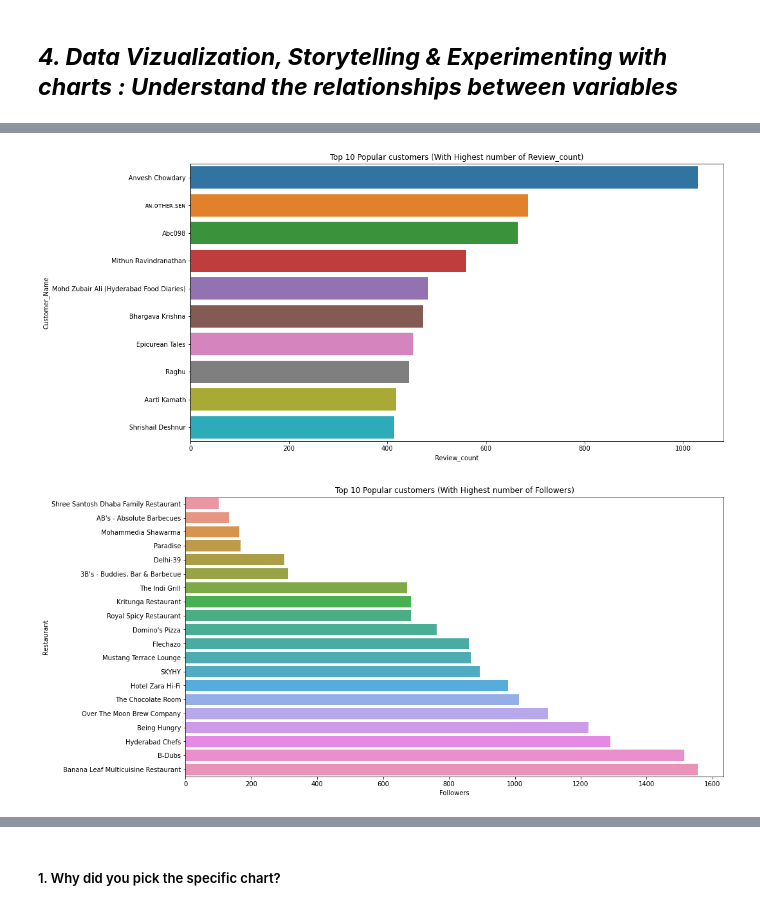
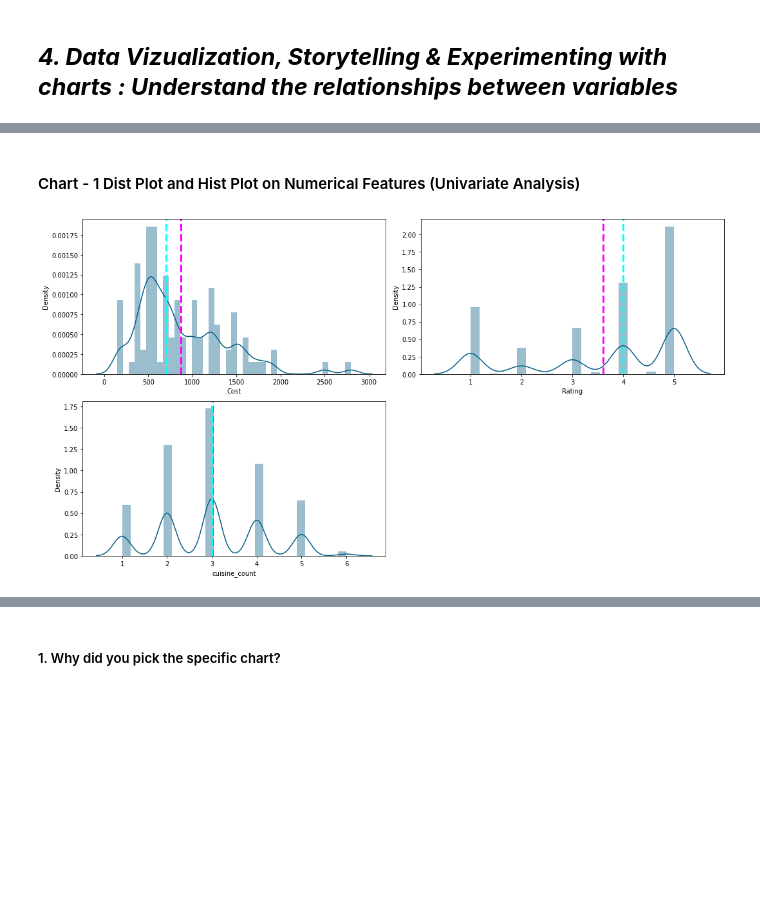
Before and after one commit to v1git12/Capstone-Project-4-Zomato-Restraurant-Clustering-And-Sentiment-Analysis, a Jupyter notebook: Zomato_Restaurant_Clustering_&_Sentiment_Analysis.ipynb, the cells around one changed output, grey strips where cells are left out. Cells and saved outputs as stored; diff of their text form; code cells hidden in the pictures; blank space fills up the shorter version.

Commit message:
Data Wrangling & some  Data Visualization

```diff
--- a/Zomato_Restaurant_Clustering_&_Sentiment_Analysis.ipynb
+++ b/Zomato_Restaurant_Clustering_&_Sentiment_Analysis.ipynb
@@ -786,0 +878,13 @@ hotel_without_review
+# %%
+# extract the date from the datetime column
+reviews_df['date'] = reviews_df['Time'].dt.date
+
+# count the number of orders for each date
+daily_counts = reviews_df['date'].value_counts()
+
+# find the busiest day
+busiest_day = daily_counts.idxmax()
+
+# print the results
+print("The busiest day for Zomato is:", busiest_day)
+print("The number of Orders on that day is:", daily_counts[busiest_day])
@@ -833,24 +927,18 @@ plt.show()
-# %%
-# Top 20 Popular customers (With Highest number of Review_count)
-# popular_customersR = reviews_df.loc[reviews_df.groupby('Customer_Name')['Review_count'].idxmax()]
-# popular_customersR_sorted = popular_customersR.sort_values(by=['Review_count'], ascending=False)
-# (popular_customersR_sorted[['Customer_Name','Review_count']])[:20]
-
-plt.figure(figsize=(15,8))
-sns.barplot(data = popular_customersR.sort_values(by=['Review_count'], ascending=False)[:10], x = 'Review_count', y = 'Customer_Name')
-plt.title('Top 10 Popular customers (With Highest number of Review_count)')
-plt.show()
-# %% [output]
-[figure, removed]
-# %%
-# Top 20 Popular Restaurant (With Highest number of followers)
-# popular_restaurant_by_followers = reviews_df.loc[reviews_df.groupby('Restaurant')['Followers'].idxmax()]
-# popular_restaurant_by_followers_sorted = popular_restaurant_by_followers.sort_values(by=['Followers'], ascending=False)
-# popular_restaurant_by_followers_sorted[['Restaurant','Followers']][:20]
-
-plt.figure(figsize=(15,8))
-sns.barplot(data = popular_restaurant_by_followers.sort_values(by=['Followers'])[:20], x = 'Followers', y = 'Restaurant')
-plt.title('Top 10 Popular customers (With Highest number of Followers)')
-plt.show()
-# %% [output]
-[figure, removed]
+# %% [markdown]
+#### Chart - 1 Dist Plot and Hist Plot on Numerical Features (Univariate Analysis)
+# %%
+# Chart - 1 visualization code
+# GRAPH -1
+# Dist Plot of some important numerical feature
+# To see the distributions and skewness of the numerical feature
+plt.figure(figsize = (15,8))
+for i,col in enumerate(['Cost','Rating','cuisine_count']):
+    plt.subplot(2,2,i+1)
+    sns.distplot(zomato_data[col], color = '#055E85')
+    feature = zomato_data[col]
+    plt.axvline(feature.mean(), color='magenta', linestyle='dashed', linewidth=3)
+    plt.axvline(feature.median(), color='cyan', linestyle='dashed', linewidth=3)
+    plt.tight_layout()
+plt.show()
+# %% [output]
+[figure, added]
```
Also changed, not shown: parts of 154 cells of this notebook.
